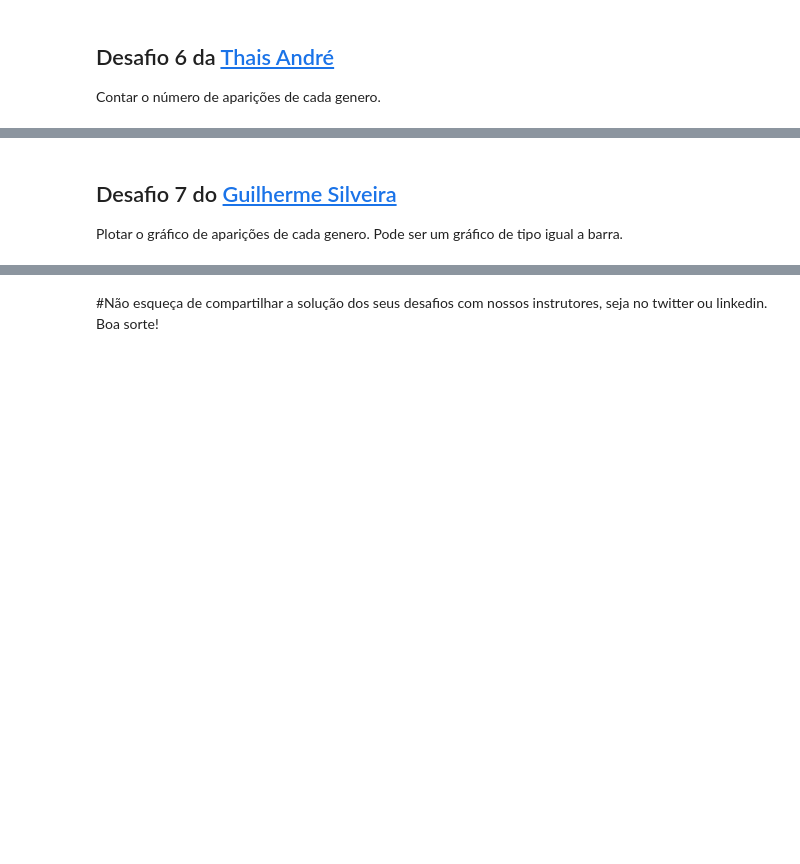
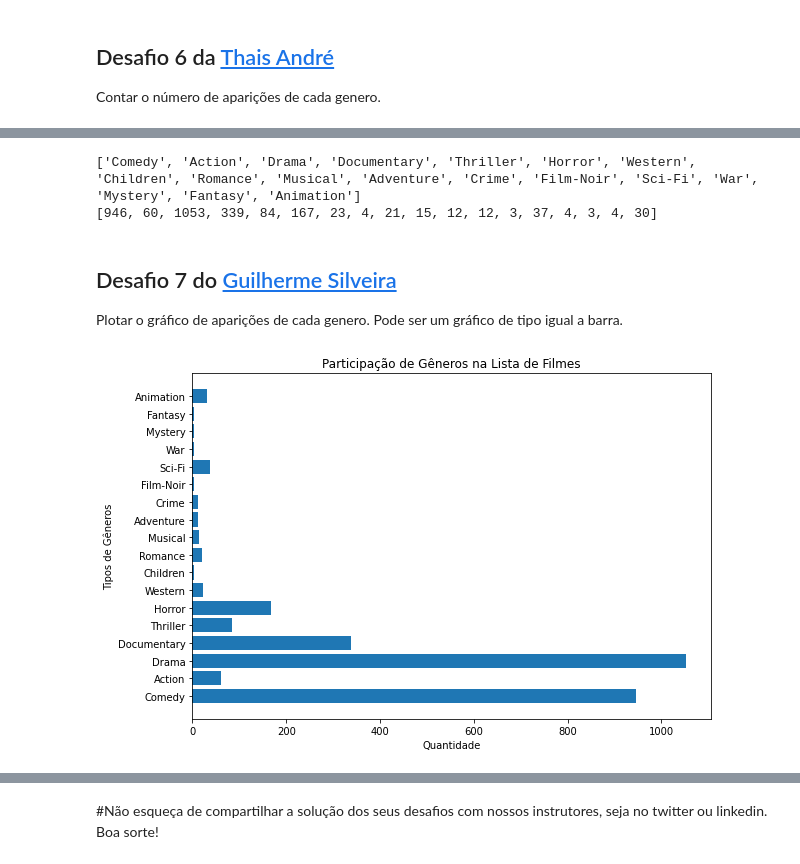
Before and after one commit to itimes-digital/quarentena-dados-alura, a Jupyter notebook: QuarentenaDados_aula01.ipynb, the cells around one changed output, grey strips where cells are left out. Drawn from its saved outputs; the diff is of its cells as text; code cells hidden in the pictures; blank space fills up the shorter version.

```diff
--- a/QuarentenaDados_aula01.ipynb
+++ b/QuarentenaDados_aula01.ipynb
@@ -394,0 +468,4 @@ Colocar o número de avaliações por filme, isto é, não só a média mas o TO
+# %%
+#Realizado por Anderson de Sousa
+filmes_com_media_total.rename(columns={'nota': 'total_votos'}, inplace = True)
+filmes_com_media_total.head()
@@ -396,3 +480,7 @@ Colocar o número de avaliações por filme, isto é, não só a média mas o TO
 ## Desafio 4 do [Thiago Gonçalves](https://twitter.com/tgcsantos)
 
 Arredondar as médias (coluna de nota média) para duas casas decimais.
+# %%
+#Realizado por Anderson de Sousa
+filmes_com_media_total['nota_media'] = round(filmes_com_media_total['nota_media'], 2)
+filmes_com_media_total
@@ -404,3 +543,11 @@ Descobrir os generos dos filmes (quais são eles, únicos). (esse aqui o bicho p
 ## Desafio 6 da [Thais André](https://twitter.com/thais_tandre)
 
 Contar o número de aparições de cada genero.
+# %%
+#Realizado por Anderson de Sousa
+# generos_unico_geral
+import collections
+
+# Contagem de generos únicos
+contagem_genero = collections.Counter(generos_unico_geral)
+contagem_genero
@@ -407,4 +573,34 @@ Contar o número de aparições de cada genero.
+# %%
+#Realizado por Anderson de Sousa
+#Criando os conjuntos de dados x e y para plotar
+x_nome = []
+y_quant = []
+
+for name, quant in contagem_genero.items():
+  x_nome.append(name)
+  y_quant.append(quant)
+
+print(x_nome)
+print(y_quant)
+# %% [output]
+['Comedy', 'Action', 'Drama', 'Documentary', 'Thriller', 'Horror', 'Western', 'Children', 'Romance', 'Musical', 'Adventure', 'Crime', 'Film-Noir', 'Sci-Fi', 'War', 'Mystery', 'Fantasy', 'Animation']
+[946, 60, 1053, 339, 84, 167, 23, 4, 21, 15, 12, 12, 3, 37, 4, 3, 4, 30]
 # %% [markdown]
 ## Desafio 7 do [Guilherme Silveira](https://twitter.com/guilhermecaelum)
 
 Plotar o gráfico de aparições de cada genero. Pode ser um gráfico de tipo igual a barra.
+# %%
+#Realizado por Anderson de Sousa
+import matplotlib.pyplot as plt
+
+fig= plt.figure(figsize=(9,6))
+
+axes= fig.add_axes([0.1,0.1,0.8,0.8])
+
+plt.title("Participação de Gêneros na Lista de Filmes")
+plt.xlabel('Quantidade')
+plt.ylabel('Tipos de Gêneros')
+axes.barh(x_nome, y_quant, align='center', alpha=1.0)
+plt.show()
+# %% [output]
+[figure, added]
```
Also changed, not shown: parts of 15 cells of this notebook.
